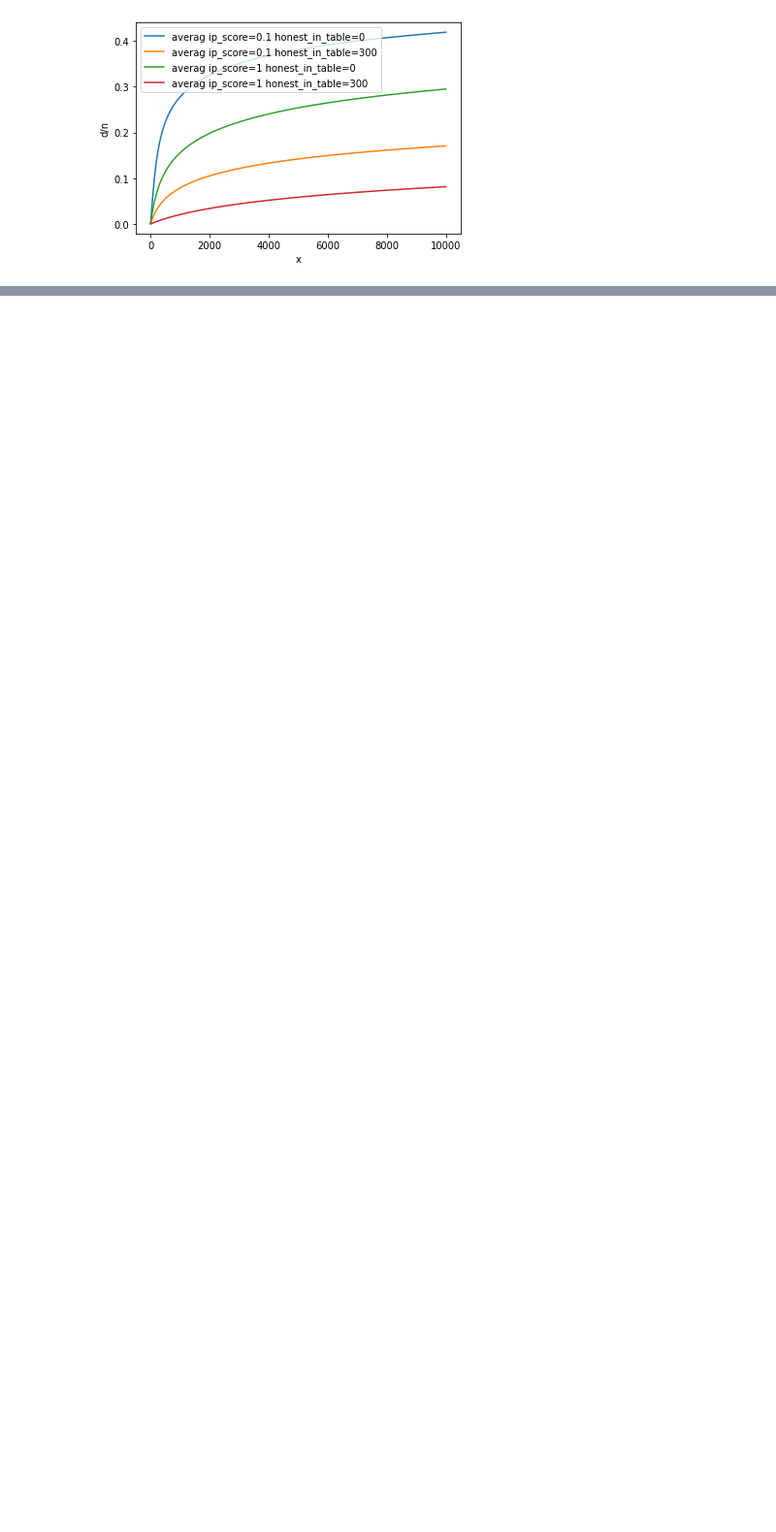
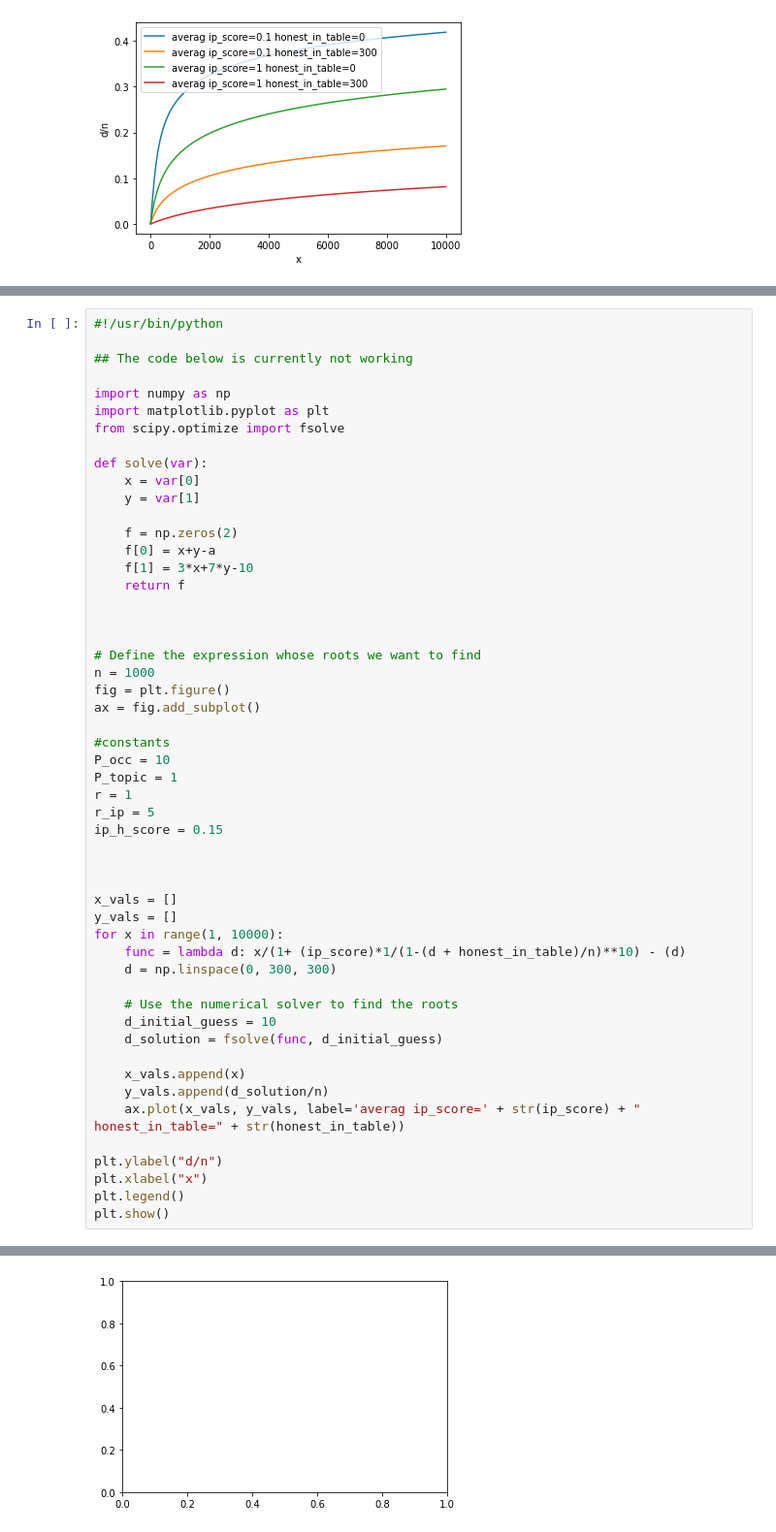
Before and after one commit to harnen/p2p-service-discovery, a Jupyter notebook: service-discovery/python/math.ipynb, the cells around one changed output, grey strips where cells are left out. Shown at 97% size. Cells and saved outputs as stored; diff of their text form; blank space fills up the shorter version.

Commit message:
[maths]Probability of retrieving a malicious ad from an honest registrar

```diff
--- a/service-discovery/python/math.ipynb
+++ b/service-discovery/python/math.ipynb
@@ -132,0 +161,53 @@ plt.show()
+# %%
+#!/usr/bin/python
+
+## The code below is currently not working
+
+import numpy as np
+import matplotlib.pyplot as plt
+from scipy.optimize import fsolve
+
+def solve(var):
+    x = var[0]
+    y = var[1]
+
+    f = np.zeros(2)
+    f[0] = x+y-a
+    f[1] = 3*x+7*y-10
+    return f
+
+
+
+# Define the expression whose roots we want to find
+n = 1000
+fig = plt.figure()
+ax = fig.add_subplot()
+
+#constants
+P_occ = 10
+P_topic = 1
+r = 1
+r_ip = 5
+ip_h_score = 0.15
+
+
+
+x_vals = []
+y_vals = []
+for x in range(1, 10000):
+    func = lambda d: x/(1+ (ip_score)*1/(1-(d + honest_in_table)/n)**10) - (d)
+    d = np.linspace(0, 300, 300)
+
+    # Use the numerical solver to find the roots
+    d_initial_guess = 10
+    d_solution = fsolve(func, d_initial_guess)
+
+    x_vals.append(x)
+    y_vals.append(d_solution/n)
+    ax.plot(x_vals, y_vals, label='averag ip_score=' + str(ip_score) + " honest_in_table=" + str(honest_in_table))
+
+plt.ylabel("d/n")
+plt.xlabel("x")
+plt.legend()
+plt.show()
+# %% [output]
@@ -132,0 +215 @@ plt.show()
+[figure, added]
```
Also changed, not shown: parts of 2 cells of this notebook.
